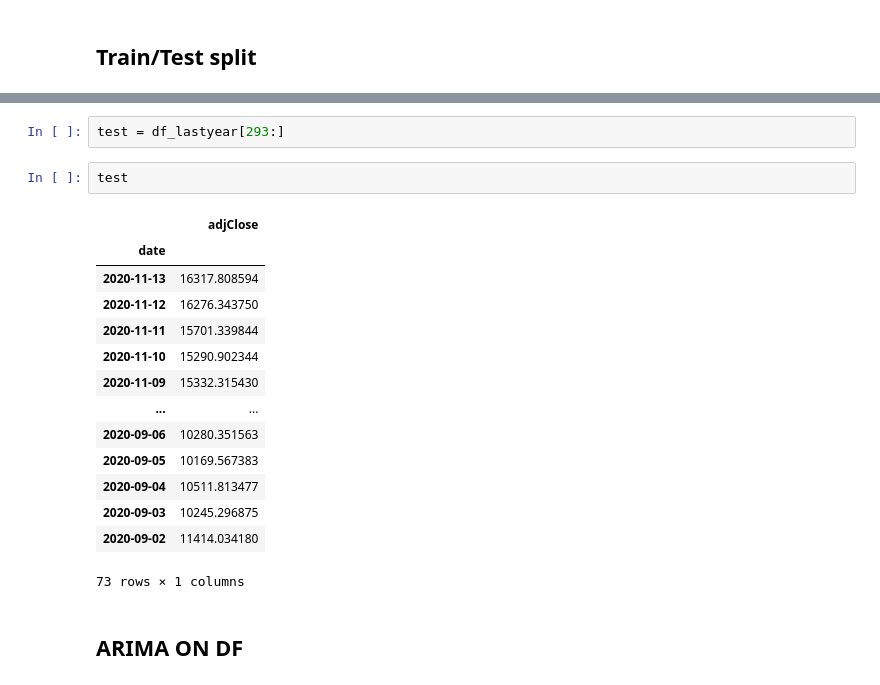
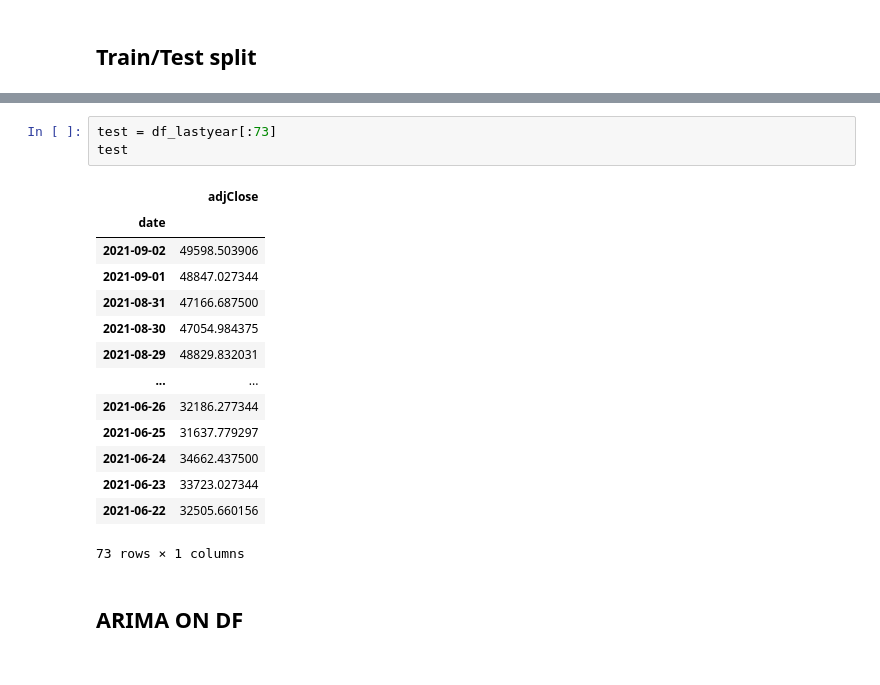
Before and after one commit to omarbelhaj99/cryptocurrency_trading, a Jupyter notebook: notebooks/timeseriesbaseline.ipynb, the cells around one changed output, grey strips where cells are left out. Saved outputs shown, nothing was run; the diff lists cells and outputs as text.

```diff
--- a/notebooks/timeseriesbaseline.ipynb
+++ b/notebooks/timeseriesbaseline.ipynb
@@ -192,22 +191,21 @@ train
 # %%
-test = df_lastyear[293:]
+test = df_lastyear[:73]
+test
+# %% [output]
+|  | adjClose |
+| date |  |
+| 2021-09-02 | 49598.503906 |
+| 2021-09-01 | 48847.027344 |
+| 2021-08-31 | 47166.687500 |
+| 2021-08-30 | 47054.984375 |
+| 2021-08-29 | 48829.832031 |
+| ... | ... |
+| 2021-06-26 | 32186.277344 |
+| 2021-06-25 | 31637.779297 |
+| 2021-06-24 | 34662.437500 |
+| 2021-06-23 | 33723.027344 |
+| 2021-06-22 | 32505.660156 |
+73 rows × 1 columns
-# %%
-test
-# %% [output]
-|  | adjClose |
-| date |  |
-| 2020-11-13 | 16317.808594 |
-| 2020-11-12 | 16276.343750 |
-| 2020-11-11 | 15701.339844 |
-| 2020-11-10 | 15290.902344 |
-| 2020-11-09 | 15332.315430 |
-| ... | ... |
-| 2020-09-06 | 10280.351563 |
-| 2020-09-05 | 10169.567383 |
-| 2020-09-04 | 10511.813477 |
-| 2020-09-03 | 10245.296875 |
-| 2020-09-02 | 11414.034180 |
-73 rows × 1 columns
 # %% [markdown]
 ## ARIMA ON DF
 # %%
```
Also changed, not shown: parts of 25 cells of this notebook, 1 other file.
